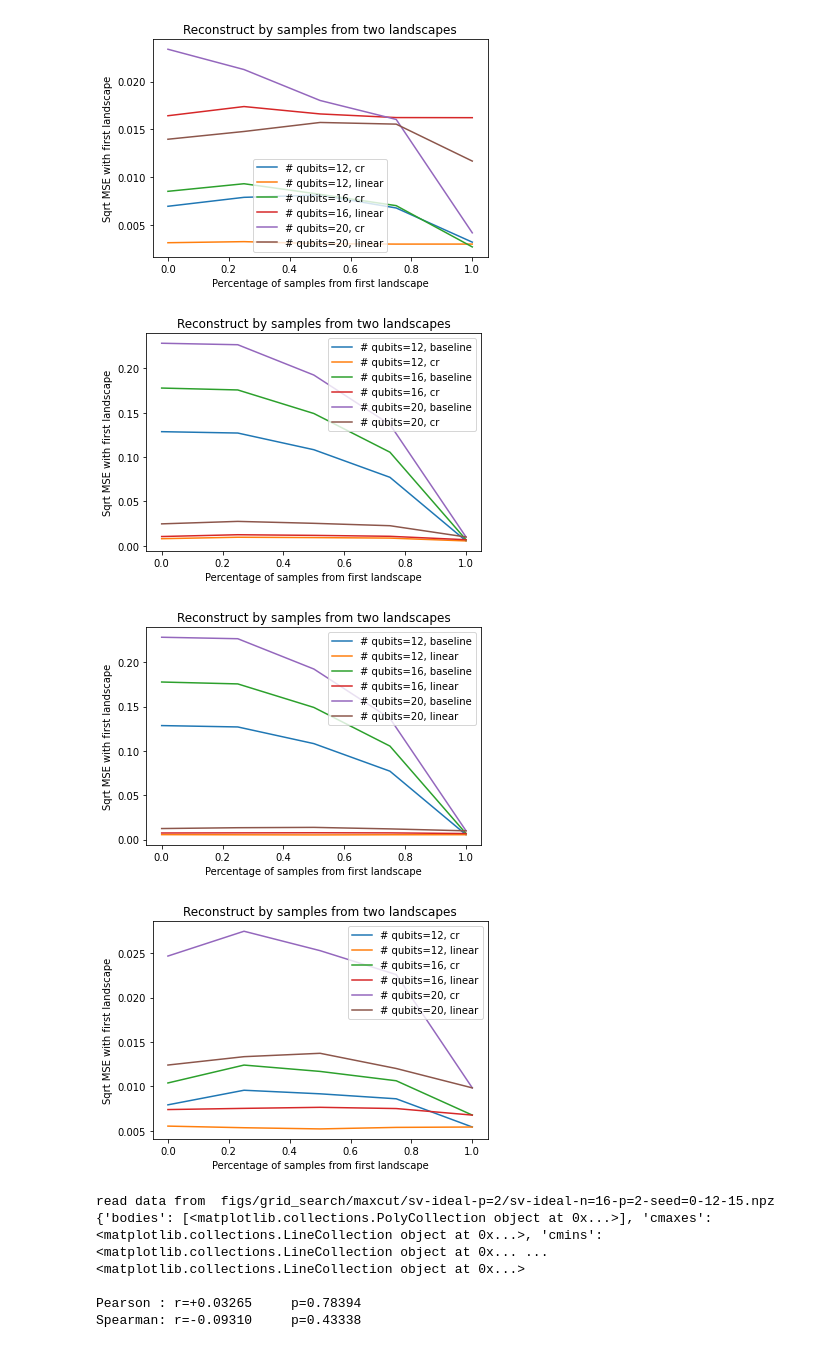
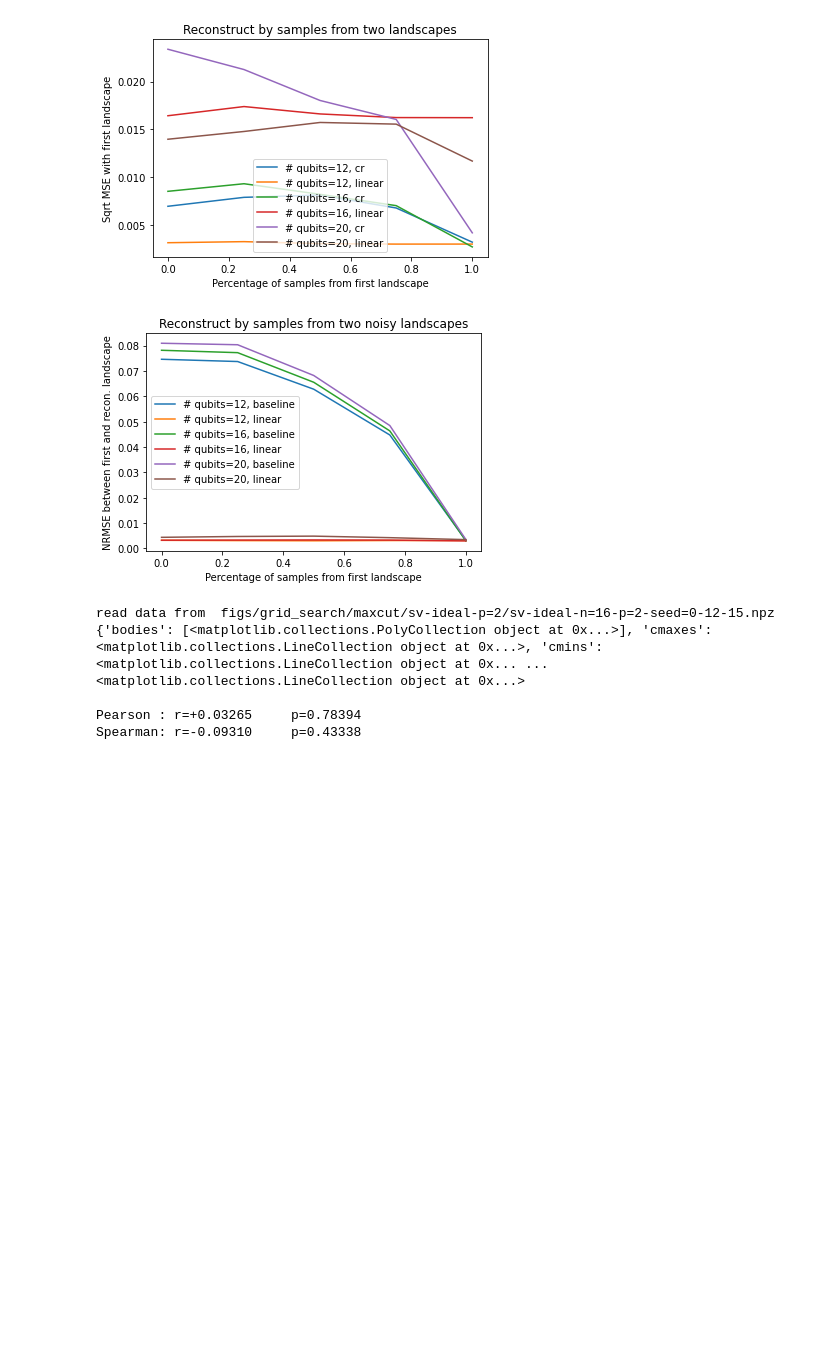
Before and after one commit to kunliu7/oscar, a Jupyter notebook: vis_figs_section5_distributed_oscar.ipynb, the cells around one changed output. Cells and saved outputs as stored; diff of their text form; code cells hidden in the pictures; blank space fills up the shorter version.

Commit message:
vis: parallel ls recon

```diff
--- a/vis_figs_section5_distributed_oscar.ipynb
+++ b/vis_figs_section5_distributed_oscar.ipynb
@@ -228,44 +228,44 @@ def vis_compare_normalization(data1, data2, labels: list):
     errors2 = data2['errors1']
     ratios = data1['ratios']
     nqs = data1['n_qubits_list']
     # for nq in nqs:
     for i in range(len(nqs)):
         ax.plot(ratios, errors1[i], label=f"# qubits={nqs[i]}, {labels[0]}")
         ax.plot(ratios, errors2[i], label=f"# qubits={nqs[i]}, {labels[1]}")
 
     # ax.plot(sf_range[start:], es_noisy, label=f"noisy, {nq_range[i]} qubits, {inst_range[j]}-th inst")
     ax.set_xlabel("Percentage of samples from first landscape")
-    ax.set_ylabel("Sqrt MSE with first landscape")
-    ax.set_title("Reconstruct by samples from two landscapes")
+    ax.set_ylabel("NRMSE between first and recon. landscape")
+    ax.set_title("Reconstruct by samples from two noisy landscapes")
     plt.legend()
-    fig.savefig("paper_figs/recon_error_by_distributed_LS_normalized.svg", bbox_inches='tight')
+    fig.savefig("paper_figs/parallel_LS_recon_normalized.svg", bbox_inches='tight')
     plt.show()
 
 
 def compare_recon_dist_with_normalize(method1: str, method2: str):
     # baseline
     def get_data(method):
 
         if method == 'baseline':
-            path = "figs/recon_distributed_landscape/2022-11-13_16:48:42/dist_LS_errors-ns=[12, 16, 20]-p=1-r=[0.0, 0.25, 0.5, 0.75, 1.0]-n1=depolar-0.003-0.007-n2=depolar-0.001-0.02-norm=None-nf=0.000.npz"
+            path = "figs/recon_distributed_landscape/2022-11-13_16:48:42/dist_LS_errors-ns=[12, 16, 20]-p=1-r=[0.0, 0.25, 0.5, 0.75, 1.0]-n1=depolar-0.003-0.007-n2=depolar-0.001-0.02-norm=None-nf=0.000-error=NRMSE.npz"
+            # path = "figs/recon_distributed_landscape/2022-11-13_16:48:42/dist_LS_errors-ns=[12, 16, 20]-p=1-r=[0.0, 0.25, 0.5, 0.75, 1.0]-n1=depolar-0.003-0.007-n2=depolar-0.001-0.02-norm=None-nf=0.000.npz"
         elif method == 'linear':
-            path = "figs/recon_distributed_landscape/2022-11-13_16:48:56/dist_LS_errors-ns=[12, 16, 20]-p=1-r=[0.0, 0.25, 0.5, 0.75, 1.0]-n1=depolar-0.003-0.007-n2=depolar-0.001-0.02-norm=linear-nf=0.100.npz"
-        elif method == 'cr':
+            path = "figs/recon_distributed_landscape/2022-11-13_16:48:56/dist_LS_errors-ns=[12, 16, 20]-p=1-r=[0.0, 0.25, 0.5, 0.75, 1.0]-n1=depolar-0.003-0.007-n2=depolar-0.001-0.02-norm=linear-nf=0.100-error=NRMSE.npz"
+            # path = "figs/recon_distributed_landscape/2022-11-13_16:48:56/dist_LS_errors-ns=[12, 16, 20]-p=1-r=[0.0, 0.25, 0.5, 0.75, 1.0]-n1=depolar-0.003-0.007-n2=depolar-0.001-0.02-norm=linear-nf=0.100.npz"
+        elif method == 'geo':
             path = "figs/recon_distributed_landscape/2022-11-13_16:49:14/dist_LS_errors-ns=[12, 16, 20]-p=1-r=[0.0, 0.25, 0.5, 0.75, 1.0]-n1=depolar-0.003-0.007-n2=depolar-0.001-0.02-norm=geo-nf=0.100.npz"
 
         return np.load(path, allow_pickle=True)
 
     vis_compare_normalization(get_data(method1), get_data(method2), [method1, method2])
 
     return
 
-compare_recon_dist_with_normalize("baseline", "cr")
+# compare_recon_dist_with_normalize("baseline", "geo")
 compare_recon_dist_with_normalize("baseline", "linear")
-compare_recon_dist_with_normalize("cr", "linear")
+# compare_recon_dist_with_normalize("geo", "linear")
 # %% [output]
-[figure, old version]
+[figure, new version]
-[figure, removed]
-[figure, removed]
 # %%
 
 def vis_find_init_pts_by_recon(n_qubits: int, eps: float, noise: str):
```
